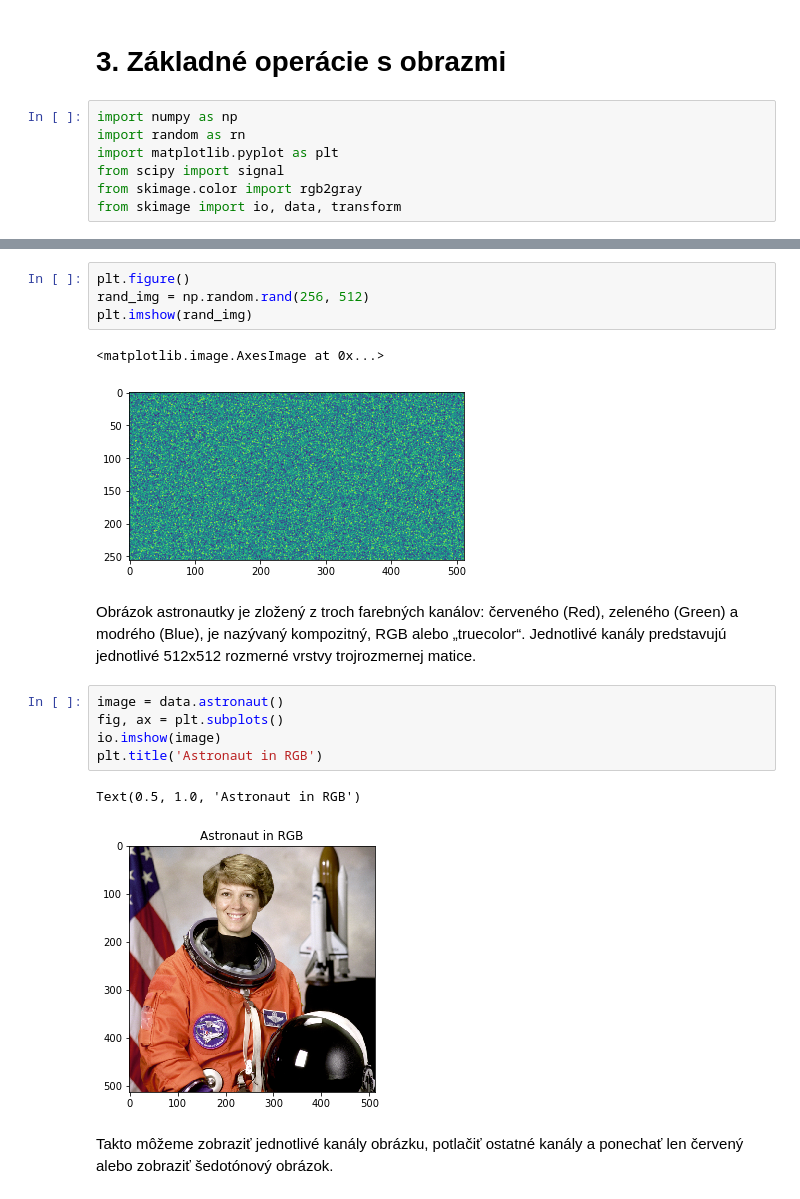
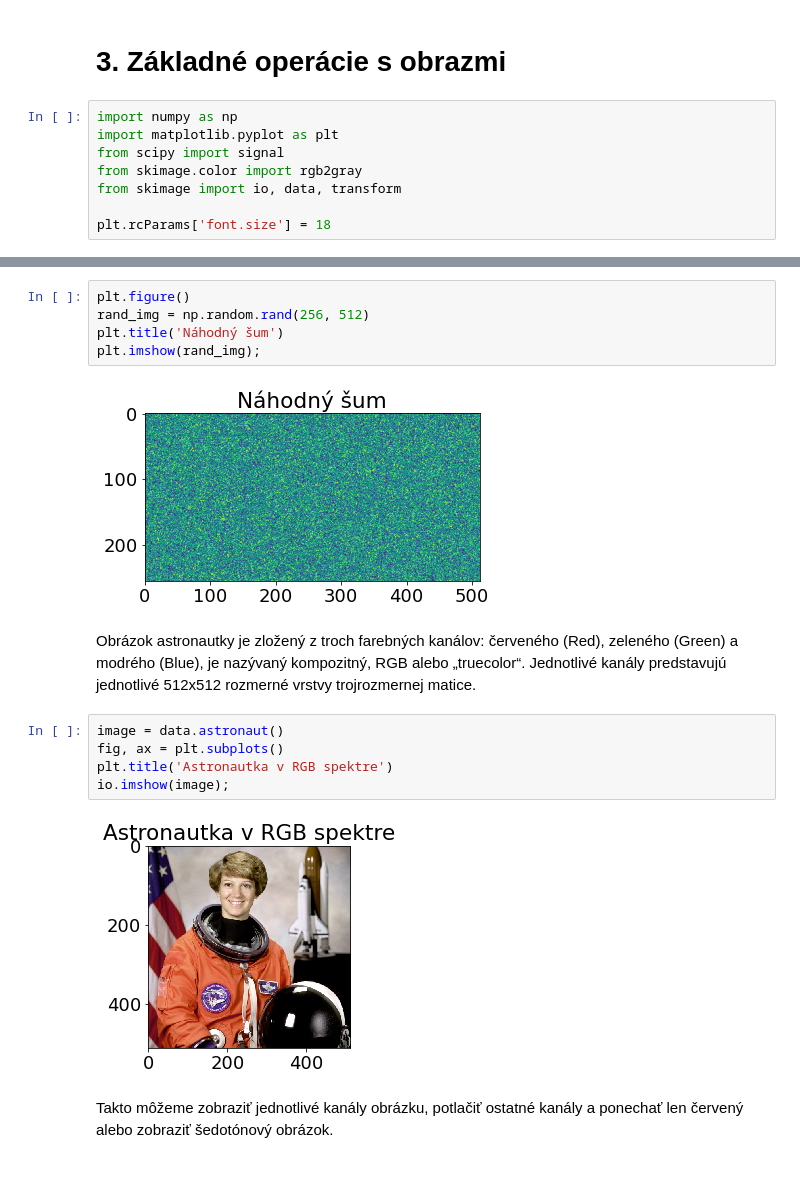
Before and after one commit to Miro001/computer-vision, a Jupyter notebook: 3. Zakladne operacie s obrazom.ipynb, the cells around one changed output, grey strips where cells are left out. Drawn from its saved outputs; the diff is of its cells as text.

```diff
--- a/3. Zakladne operacie s obrazom.ipynb
+++ b/3. Zakladne operacie s obrazom.ipynb
@@ -2,10 +2,11 @@
 # 3. Základné operácie s obrazmi
 # %%
 import numpy as np
-import random as rn
 import matplotlib.pyplot as plt
 from scipy import signal
 from skimage.color import rgb2gray
 from skimage import io, data, transform
+
+plt.rcParams['font.size'] = 18
 # %%
 x = np.linspace(0, 5*np.pi, 500)
@@ -26,10 +26,10 @@ Text(0.5, 1.0, 'Cartesian system of vector values')
 # %%
 plt.figure()
 rand_img = np.random.rand(256, 512)
-plt.imshow(rand_img)
+plt.title('Náhodný šum')
+plt.imshow(rand_img);
 # %% [output]
-<matplotlib.image.AxesImage at 0x...>
-[figure, old version]
+[figure, new version]
 # %% [markdown]
 Obrázok astronautky je zložený z troch farebných kanálov: červeného (Red), zeleného
 (Green) a modrého (Blue), je nazývaný kompozitný, RGB alebo „truecolor“. Jednotlivé kanály
@@ -37,11 +37,10 @@ predstavujú jednotlivé 512x512 rozmerné vrstvy trojrozmernej matice.
 # %%
 image = data.astronaut()
 fig, ax = plt.subplots()
-io.imshow(image)
-plt.title('Astronaut in RGB')
+plt.title('Astronautka v RGB spektre')
+io.imshow(image);
 # %% [output]
-Text(0.5, 1.0, 'Astronaut in RGB')
-[figure, old version]
+[figure, new version]
 # %% [markdown]
 Takto môžeme zobraziť jednotlivé kanály obrázku, potlačiť ostatné kanály a ponechať
 len červený alebo zobraziť šedotónový obrázok.
```
Also changed, not shown: parts of 9 cells of this notebook.
